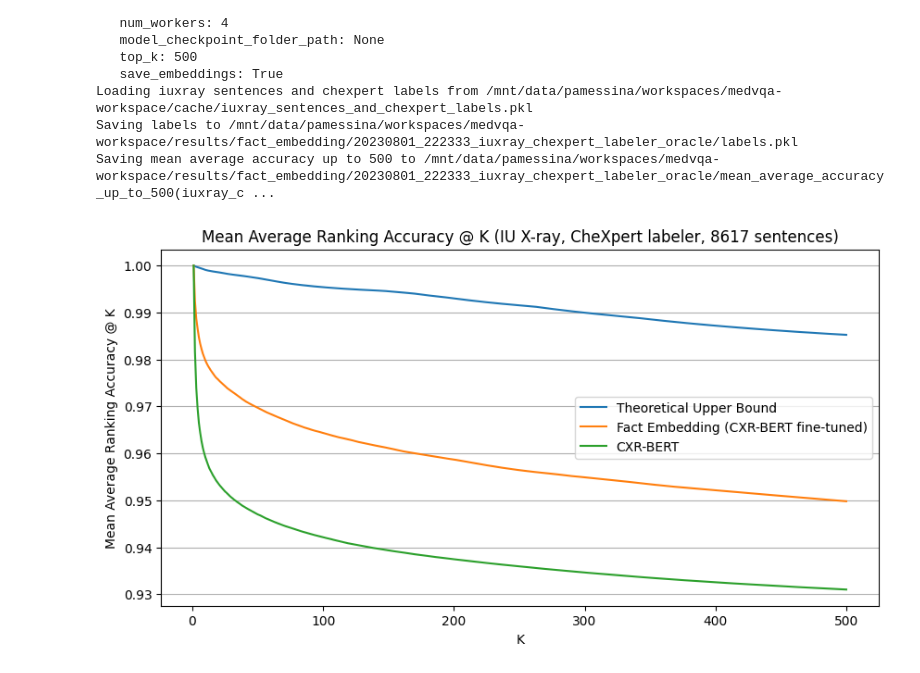
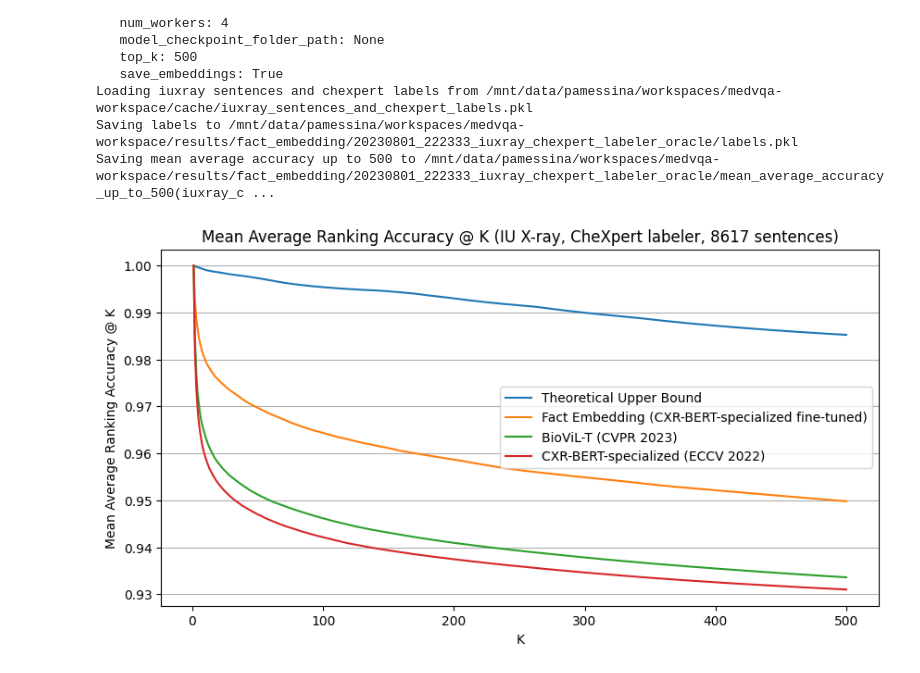
Before and after one commit to PabloMessina/MedVQA, a Jupyter notebook: medvqa/notebooks/evaluate fact embedding.ipynb, the cells around one changed output. Cells and saved outputs as stored; diff of their text form; code cells hidden in the pictures.

```diff
--- a/medvqa/notebooks/evaluate fact embedding.ipynb
+++ b/medvqa/notebooks/evaluate fact embedding.ipynb
@@ -363,27 +416,29 @@ Saving mean average accuracy up to 500 to /mnt/data/pamessina/workspaces/medvqa-
 # %%
 from medvqa.utils.files import load_pickle
 from medvqa.evaluation.plots import plot_metric_lists
 
 metric_paths = [
-    '/mnt/data/pamessina/workspaces/medvqa-workspace/results/fact_embedding/20230801_222009_iuxray_chexpert_labeler_cxr_bert/mean_average_accuracy_up_to_500(iuxray_chexpert_labeler).pkl',
     '/mnt/data/pamessina/workspaces/medvqa-workspace/results/fact_embedding/20230730_012705_MIMIC-CXR(GPT3.5,GPT4,CXR-BERT,triplet_loss,ChestImaGenome)_FactEncoder(microsoft-BiomedVLP-CXR-BERT-specialized)/mean_average_accuracy_up_to_500(iuxray_chexpert_labeler).pkl',
+    '/mnt/data/pamessina/workspaces/medvqa-workspace/results/fact_embedding/20230803_153021_iuxray_chexpert_labeler_cxr-bert-specialized/mean_average_accuracy_up_to_500(iuxray_chexpert_labeler).pkl',
+    '/mnt/data/pamessina/workspaces/medvqa-workspace/results/fact_embedding/20230803_153222_iuxray_chexpert_labeler_biovil-t/mean_average_accuracy_up_to_500(iuxray_chexpert_labeler).pkl',
     '/mnt/data/pamessina/workspaces/medvqa-workspace/results/fact_embedding/20230801_222333_iuxray_chexpert_labeler_oracle/mean_average_accuracy_up_to_500(iuxray_chexpert_labeler).pkl'
 ]
 metric_lists = [load_pickle(x) for x in metric_paths]
 method_names = [
-    'CXR-BERT',
-    'Fact Embedding (CXR-BERT fine-tuned)',
+    'Fact Embedding (CXR-BERT-specialized fine-tuned)',
+    'CXR-BERT-specialized (ECCV 2022)',
+    'BioViL-T (CVPR 2023)',
     'Theoretical Upper Bound',
 ]
 plot_metric_lists(
     metric_lists=metric_lists,
     method_names=method_names,
     title="Mean Average Ranking Accuracy @ K (IU X-ray, CheXpert labeler, 8617 sentences)",
     metric_name='Mean Average Ranking Accuracy @ K',
     xlabel="K",
     figsize=(10, 5),
 )
 # %% [output]
-[figure, old version]
+[figure, new version]
 # %%
 embeddings_list_2 = [
```
Also changed, not shown: parts of 14 cells of this notebook, 2 other files.
